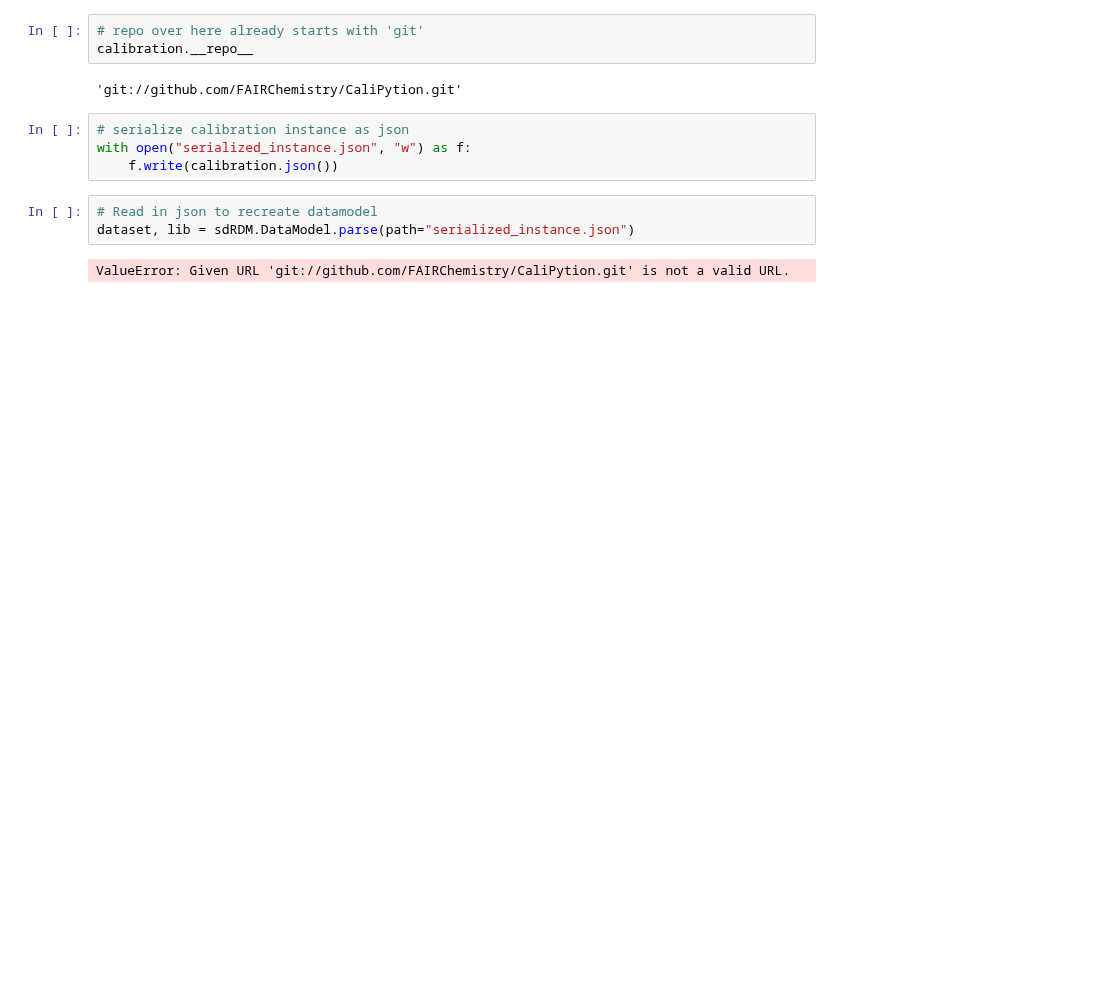
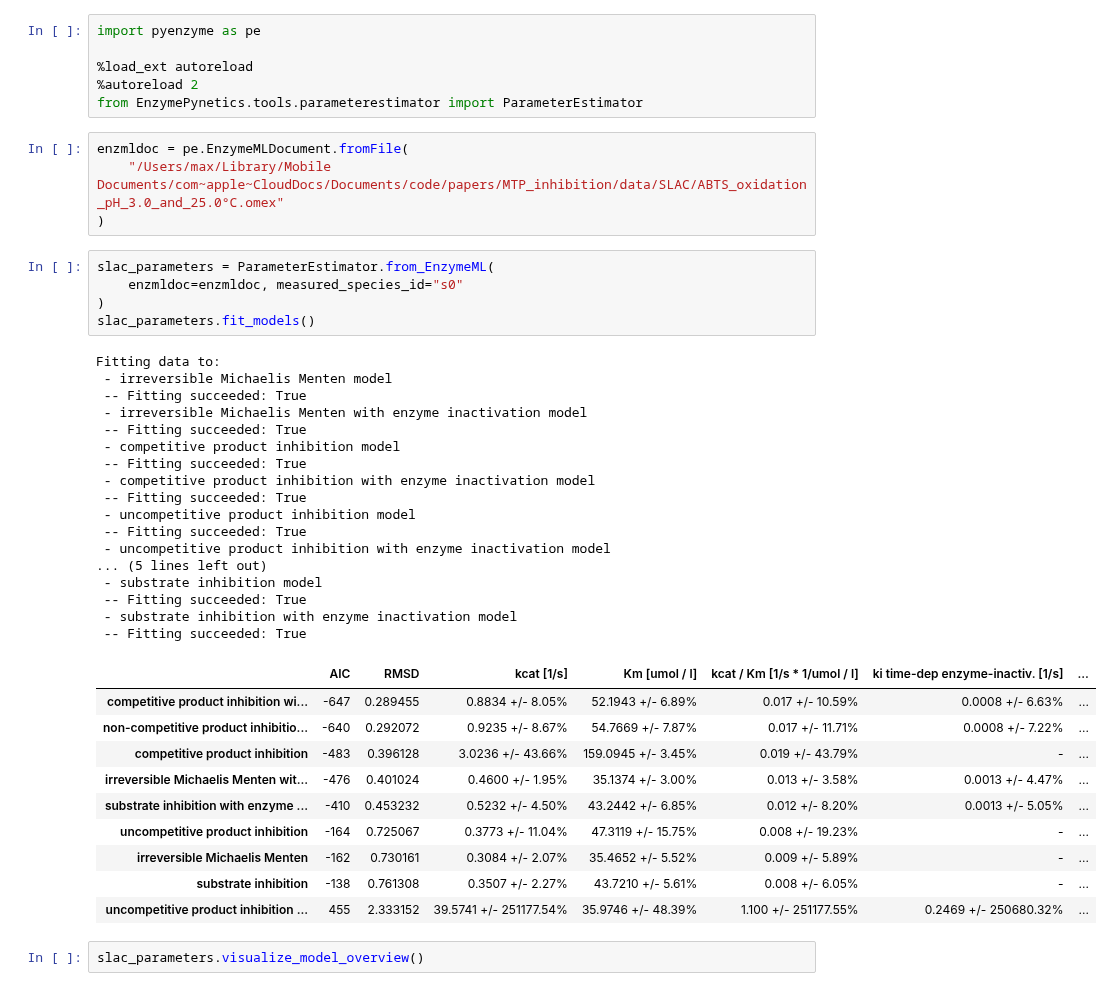
Before and after one commit to FAIRChemistry/EnzymePynetics, a Jupyter notebook: testtest.ipynb, the cells around one changed output. Saved outputs shown, nothing was run; the diff lists cells and outputs as text; blank space fills up the shorter version.

```diff
--- a/testtest.ipynb
+++ b/testtest.ipynb
@@ -9,14 +1,45 @@ calibration = Calibration(reactant_id="test", pH=4.2)
-# %%
-# repo over here already starts with 'git'
-calibration.__repo__
-# %% [output]
-'git://github.com/FAIRChemistry/CaliPytion.git'
-# %%
-# serialize calibration instance as json
-with open("serialized_instance.json", "w") as f:
-    f.write(calibration.json())
-# %%
-# Read in json to recreate datamodel
-dataset, lib = sdRDM.DataModel.parse(path="serialized_instance.json")
-# %% [output]
-ValueError: Given URL 'git://github.com/FAIRChemistry/CaliPytion.git' is not a valid URL.
+# %%
+import pyenzyme as pe
+
+%load_ext autoreload
+%autoreload 2
+from EnzymePynetics.tools.parameterestimator import ParameterEstimator
+# %%
+enzmldoc = pe.EnzymeMLDocument.fromFile(
+    "/Users/max/Library/Mobile Documents/com~apple~CloudDocs/Documents/code/papers/MTP_inhibition/data/SLAC/ABTS_oxidation_pH_3.0_and_25.0°C.omex"
+)
+# %%
+slac_parameters = ParameterEstimator.from_EnzymeML(
+    enzmldoc=enzmldoc, measured_species_id="s0"
+)
+slac_parameters.fit_models()
+# %% [output]
+Fitting data to:
+ - irreversible Michaelis Menten model
+ -- Fitting succeeded: True
+ - irreversible Michaelis Menten with enzyme inactivation model
+ -- Fitting succeeded: True
+ - competitive product inhibition model
+ -- Fitting succeeded: True
+ - competitive product inhibition with enzyme inactivation model
+ -- Fitting succeeded: True
+ - uncompetitive product inhibition model
+ -- Fitting succeeded: True
+ - uncompetitive product inhibition with enzyme inactivation model
+... (5 lines left out)
+ - substrate inhibition model
+ -- Fitting succeeded: True
+ - substrate inhibition with enzyme inactivation model
+ -- Fitting succeeded: True
+|  | AIC | RMSD | kcat [1/s] | Km [umol / l] | kcat / Km [1/s * 1/umol / l] | ki time-dep enzyme-inactiv. [1/s] | ... |
+| competitive product inhibition wi... | -647 | 0.289455 | 0.8834 +/- 8.05% | 52.1943 +/- 6.89% | 0.017 +/- 10.59% | 0.0008 +/- 6.63% | ... |
+| non-competitive product inhibitio... | -640 | 0.292072 | 0.9235 +/- 8.67% | 54.7669 +/- 7.87% | 0.017 +/- 11.71% | 0.0008 +/- 7.22% | ... |
+| competitive product inhibition | -483 | 0.396128 | 3.0236 +/- 43.66% | 159.0945 +/- 3.45% | 0.019 +/- 43.79% | - | ... |
+| irreversible Michaelis Menten wit... | -476 | 0.401024 | 0.4600 +/- 1.95% | 35.1374 +/- 3.00% | 0.013 +/- 3.58% | 0.0013 +/- 4.47% | ... |
+| substrate inhibition with enzyme ... | -410 | 0.453232 | 0.5232 +/- 4.50% | 43.2442 +/- 6.85% | 0.012 +/- 8.20% | 0.0013 +/- 5.05% | ... |
+| uncompetitive product inhibition | -164 | 0.725067 | 0.3773 +/- 11.04% | 47.3119 +/- 15.75% | 0.008 +/- 19.23% | - | ... |
+| irreversible Michaelis Menten | -162 | 0.730161 | 0.3084 +/- 2.07% | 35.4652 +/- 5.52% | 0.009 +/- 5.89% | - | ... |
+| substrate inhibition | -138 | 0.761308 | 0.3507 +/- 2.27% | 43.7210 +/- 5.61% | 0.008 +/- 6.05% | - | ... |
+| uncompetitive product inhibition ... | 455 | 2.333152 | 39.5741 +/- 251177.54% | 35.9746 +/- 48.39% | 1.100 +/- 251177.55% | 0.2469 +/- 250680.32% | ... |
+# %%
+slac_parameters.visualize_model_overview()
```
Also changed, not shown: parts of 2 cells of this notebook, 1 other file.
